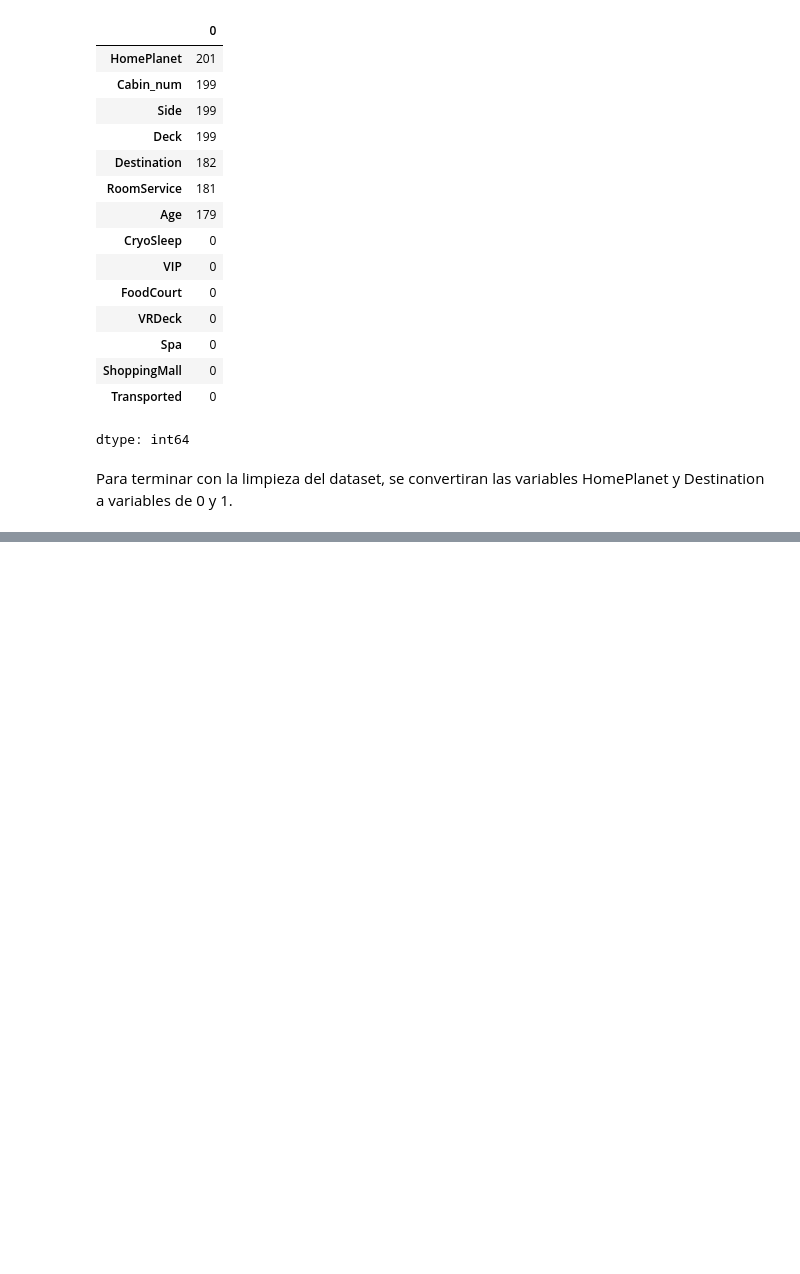
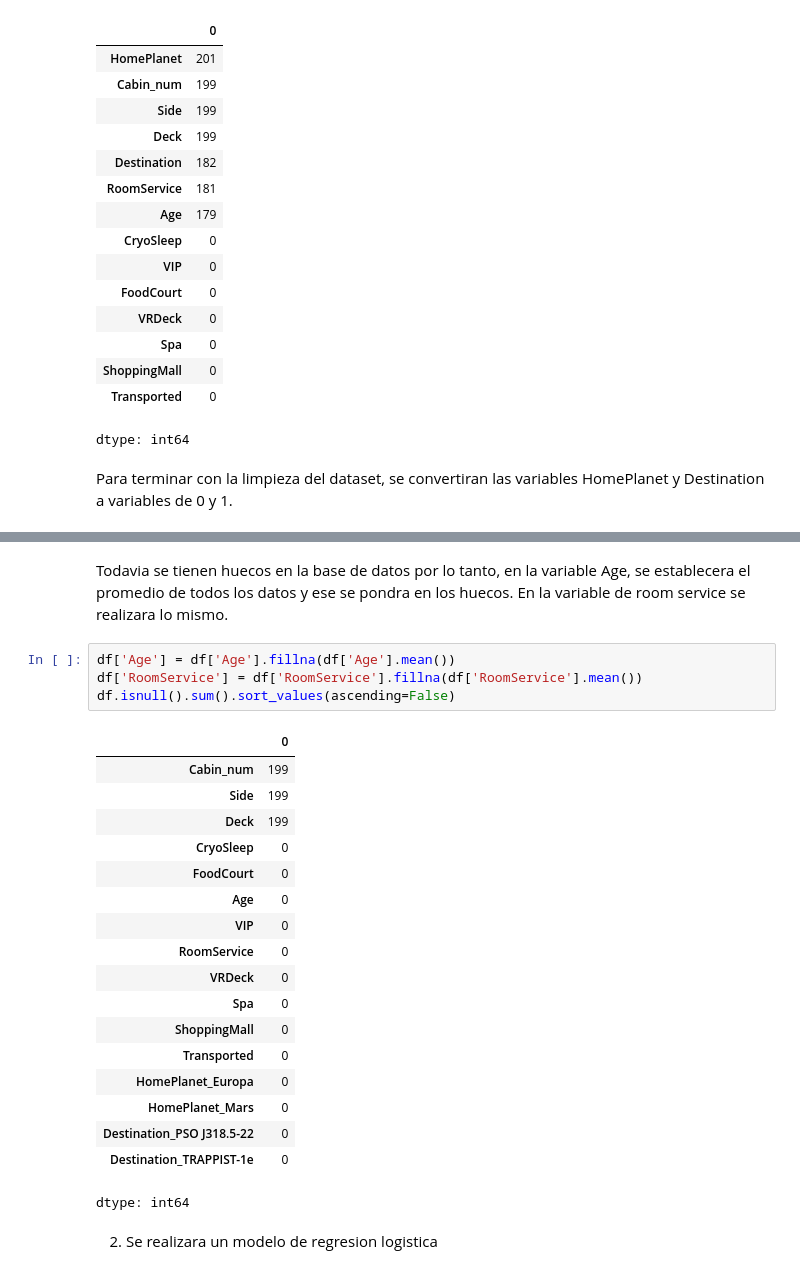
Before and after one commit to hectorcamachoz/Proyecto_2_Inteligenci_Artificial, a Jupyter notebook: Proyecto2_594557.ipynb, the cells around one changed output, grey strips where cells are left out. Saved outputs shown, nothing was run; the diff lists cells and outputs as text; blank space fills up the shorter version.

```diff
--- a/Proyecto2_594557.ipynb
+++ b/Proyecto2_594557.ipynb
@@ -126,0 +172,27 @@ df = pd.get_dummies(df,columns= ['HomePlanet', 'Destination'], drop_first = True
+# %% [markdown]
+Todavia se tienen huecos en la base de datos por lo tanto, en la variable Age, se establecera el promedio de todos los datos y ese se pondra en los huecos. En la variable de room service se realizara lo mismo.
+# %%
+df['Age'] = df['Age'].fillna(df['Age'].mean())
+df['RoomService'] = df['RoomService'].fillna(df['RoomService'].mean())
+df.isnull().sum().sort_values(ascending=False)
+# %% [output]
+|  | 0 |
+| Cabin_num | 199 |
+| Side | 199 |
+| Deck | 199 |
+| CryoSleep | 0 |
+| FoodCourt | 0 |
+| Age | 0 |
+| VIP | 0 |
+| RoomService | 0 |
+| VRDeck | 0 |
+| Spa | 0 |
+| ShoppingMall | 0 |
+| Transported | 0 |
+| HomePlanet_Europa | 0 |
+| HomePlanet_Mars | 0 |
+| Destination_PSO J318.5-22 | 0 |
+| Destination_TRAPPIST-1e | 0 |
+dtype: int64
+# %% [markdown]
+2. Se realizara un modelo de regresion logistica
```
Also changed, not shown: parts of 5 cells of this notebook.
